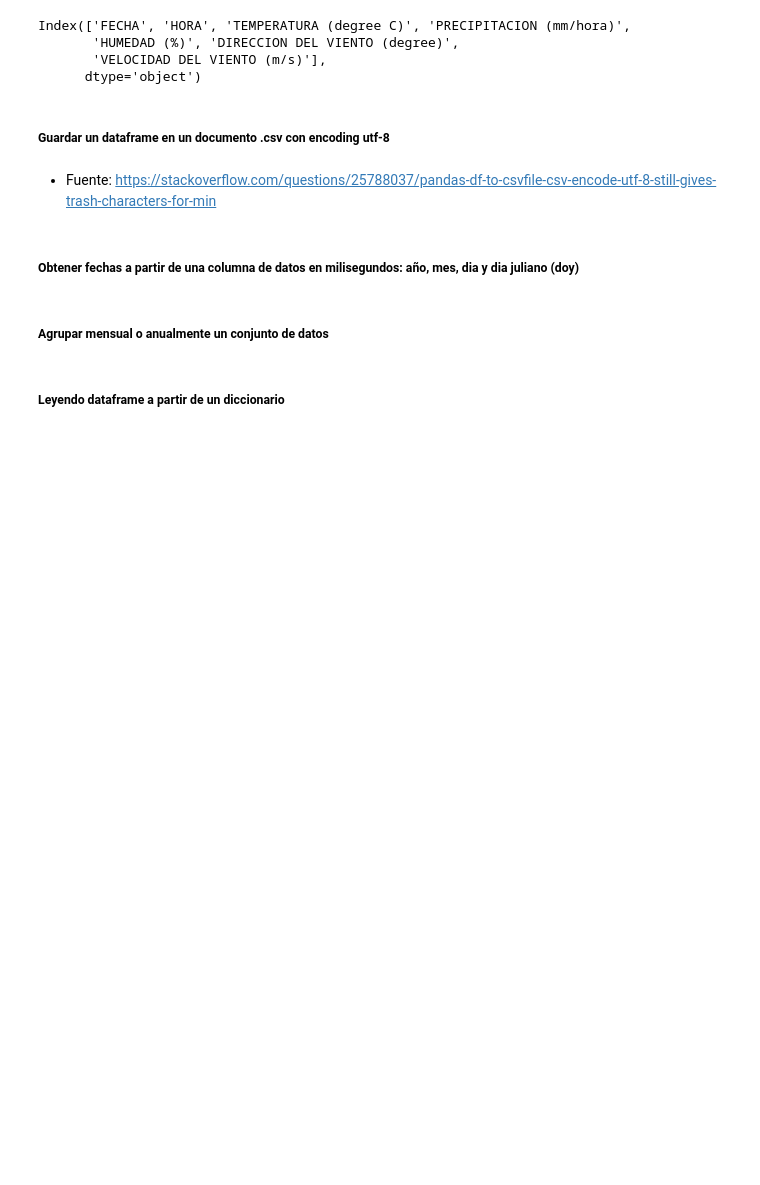
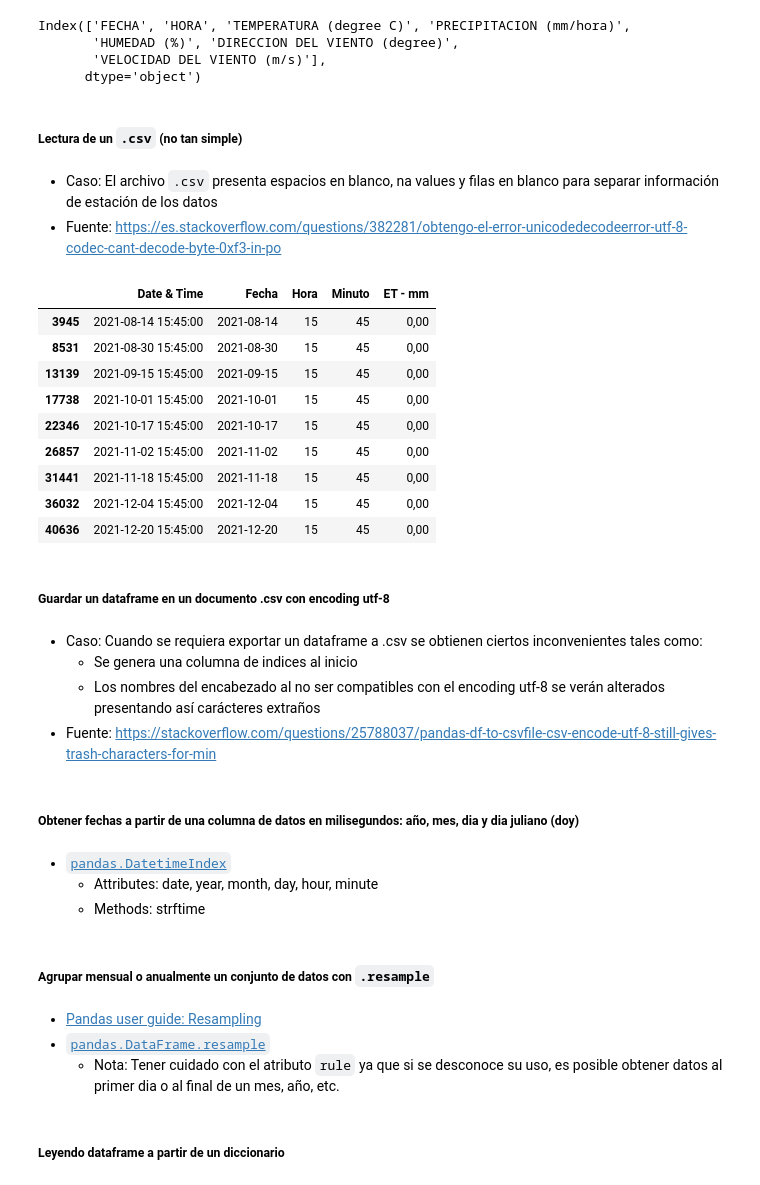
Before and after one commit to vilcagamarracf/Python_Snippets, a Jupyter notebook: Snippets/Snippets_Pandas.ipynb, the cells around one changed output. Drawn from its saved outputs; the diff is of its cells as text; code cells hidden in the pictures; blank space fills up the shorter version.

Commit message:
Mejor presentacion de snippets

```diff
--- a/Snippets/Snippets_Pandas.ipynb
+++ b/Snippets/Snippets_Pandas.ipynb
@@ -42,9 +46,54 @@ Index(['FECHA', 'HORA', 'TEMPERATURA (degree C)', 'PRECIPITACION (mm/hora)',
        'HUMEDAD (%)', 'DIRECCION DEL VIENTO (degree)',
        'VELOCIDAD DEL VIENTO (m/s)'],
       dtype='object')
+# %% [markdown]
+##### Lectura de un `.csv` (no tan simple)
+# %% [markdown]
+- Caso: El archivo `.csv` presenta espacios en blanco, na values y filas en blanco para separar información de estación de los datos
+- Fuente: https://es.stackoverflow.com/questions/382281/obtengo-el-error-unicodedecodeerror-utf-8-codec-cant-decode-byte-0xf3-in-po
+# %%
+# Lectura de datos (registra cada 5 min) de la estación automática Vista Florida - Lambayeque
+ruta_vf = '/content/estacion_vista_florida.csv'
+df_vf = pd.read_csv(ruta_vf, encoding='latin-1',
+                    skiprows=(0,1,2,3,4),
+                    skip_blank_lines=True,
+                    na_values='--')
+
+# Columna principal en formato fecha para posterior filtrado
+df_vf['Date & Time'] = pd.to_datetime(df_vf['Date & Time'], format='%d/%m/%y %I:%M %p')
+
+# Nuevas columnas a partir de la primera para filtrado
+df_vf['Fecha'] = pd.DatetimeIndex(df_vf['Date & Time']).strftime('%Y-%m-%d')
+df_vf['Hora'] = pd.DatetimeIndex(df_vf['Date & Time']).hour
+df_vf['Minuto'] = pd.DatetimeIndex(df_vf['Date & Time']).minute
+
+# Recorte de tabla
+df_vf = df_vf[['Date & Time', 'Fecha', 'Hora', 'Minuto', 'ET - mm']]
+
+# Filtrado por fecha
+# df_vf = df_vf[df_vf['Hora'] == 15]
+df_vf = df_vf[(df_vf['Hora'] == 15) & (df_vf['Minuto'] == 45)]
+
+# Filtrado con lista de fechas de imágenes satelitales
+df_vf = df_vf[df_vf['Fecha'].isin(fechas_reportel8)]
+df_vf
+# %% [output]
+|  | Date & Time | Fecha | Hora | Minuto | ET - mm |
+| 3945 | 2021-08-14 15:45:00 | 2021-08-14 | 15 | 45 | 0,00 |
+| 8531 | 2021-08-30 15:45:00 | 2021-08-30 | 15 | 45 | 0,00 |
+| 13139 | 2021-09-15 15:45:00 | 2021-09-15 | 15 | 45 | 0,00 |
+| 17738 | 2021-10-01 15:45:00 | 2021-10-01 | 15 | 45 | 0,00 |
+| 22346 | 2021-10-17 15:45:00 | 2021-10-17 | 15 | 45 | 0,00 |
+| 26857 | 2021-11-02 15:45:00 | 2021-11-02 | 15 | 45 | 0,00 |
+| 31441 | 2021-11-18 15:45:00 | 2021-11-18 | 15 | 45 | 0,00 |
+| 36032 | 2021-12-04 15:45:00 | 2021-12-04 | 15 | 45 | 0,00 |
+| 40636 | 2021-12-20 15:45:00 | 2021-12-20 | 15 | 45 | 0,00 |
 # %% [markdown]
 ##### Guardar un dataframe en un documento .csv con encoding utf-8
 # %% [markdown]
+- Caso: Cuando se requiera exportar un dataframe a .csv se obtienen ciertos inconvenientes tales como:
+  - Se genera una columna de indices al inicio
+  - Los nombres del encabezado al no ser compatibles con el encoding utf-8 se verán alterados presentando así carácteres extraños
 - Fuente: https://stackoverflow.com/questions/25788037/pandas-df-to-csvfile-csv-encode-utf-8-still-gives-trash-characters-for-min
 # %%
 reporteL8_RAW.to_csv('reporteL8_RAW_2021.csv', index=False, encoding='utf-8-sig')
@@ -51,3 +101,7 @@ reporteL8_RAW.to_csv('reporteL8_RAW_2021.csv', index=False, encoding='utf-8-sig'
 # %% [markdown]
 ##### Obtener fechas a partir de una columna de datos en milisegundos: año, mes, dia y dia juliano (doy)
+# %% [markdown]
+- [`pandas.DatetimeIndex`](https://pandas.pydata.org/pandas-docs/stable/reference/api/pandas.DatetimeIndex.html#pandas-datetimeindex)
+  - Attributes: date, year, month, day, hour, minute
+  - Methods: strftime
 # %%
@@ -61,6 +119,10 @@ def add_date_info(df):
   return df
 # %% [markdown]
-##### Agrupar mensual o anualmente un conjunto de datos
+##### Agrupar mensual o anualmente un conjunto de datos con `.resample`
+# %% [markdown]
+- [Pandas user guide: Resampling](https://pandas.pydata.org/pandas-docs/stable/user_guide/timeseries.html#resampling)
+- [`pandas.DataFrame.resample`](https://pandas.pydata.org/pandas-docs/stable/reference/api/pandas.DataFrame.resample.html#pandas-dataframe-resample)
+  - Nota: Tener cuidado con el atributo `rule` ya que si se desconoce su uso, es posible obtener datos al primer dia o al final de un mes, año, etc.
 # %%
 # Pp mensual
 # pp_mensual = df1.resample(rule='M').sum() # mensual
```
Also changed, not shown: parts of 186 cells of this notebook.
